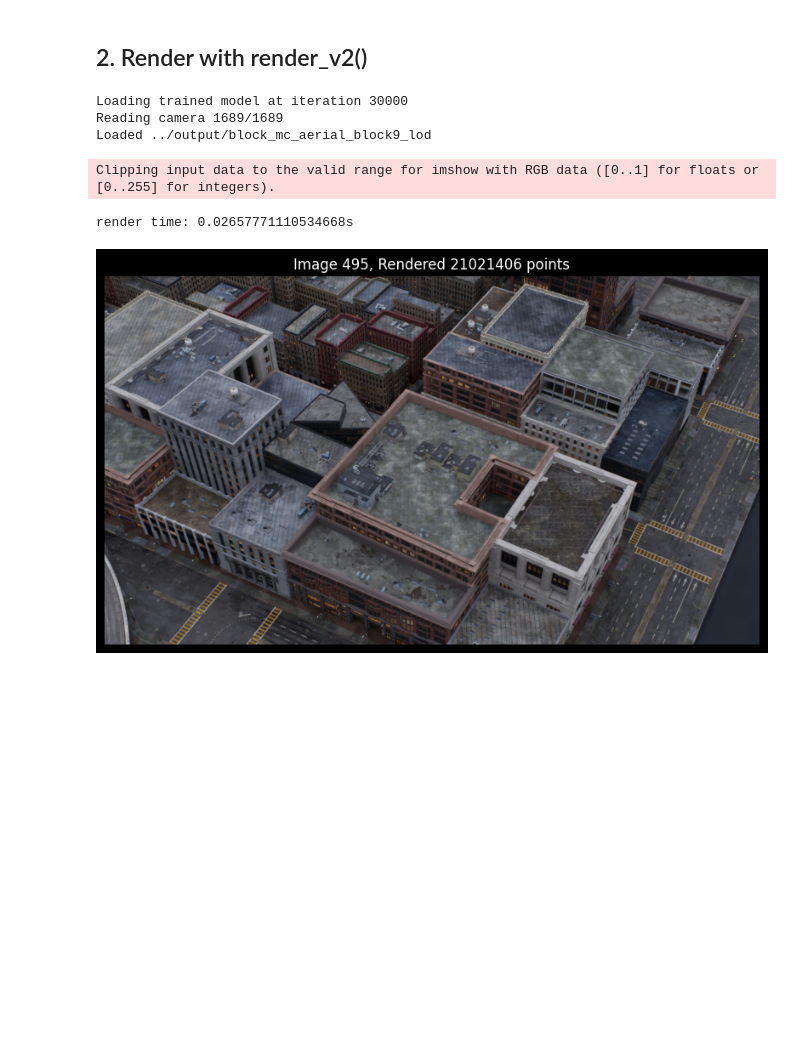
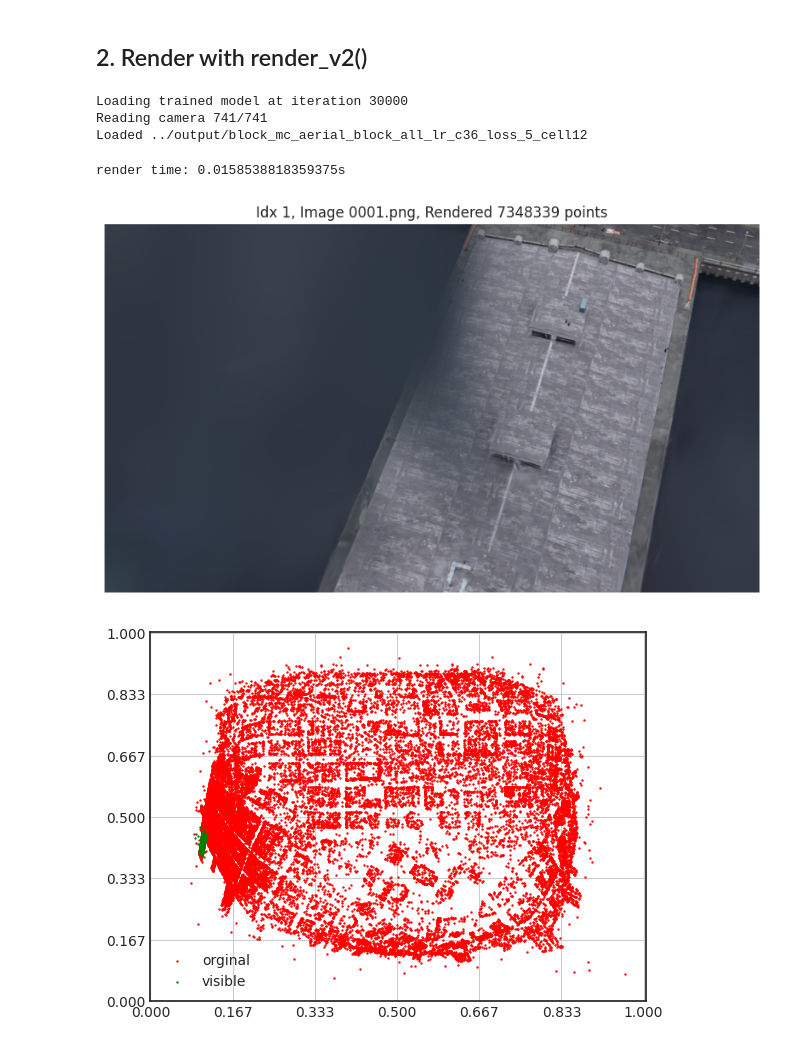
Before and after one commit to DekuLiuTesla/CityGaussian, a Jupyter notebook: notebooks/vis_gaussian.ipynb, the cells around one changed output. Drawn from its saved outputs; the diff is of its cells as text; code cells hidden in the pictures; blank space fills up the shorter version.

```diff
--- a/notebooks/vis_gaussian.ipynb
+++ b/notebooks/vis_gaussian.ipynb
@@ -130,7 +135,7 @@ from scene.datasets import GSDataset
 from scene import LargeScene
 from gaussian_renderer import render_v2
 # %%
-config = '../config/block_mc_aerial_block9_lod.yaml'
+config = '../config/block_mc_aerial_block_all_lr_c36_loss_5.yaml'
 iteration = 30_000
 
 with open(config) as f:
@@ -138,9 +143,13 @@ with open(config) as f:
     lp, op, pp = parse_cfg(cfg)
     setattr(lp, 'config_path', config)
 config_name = os.path.splitext(os.path.basename(config))[0]
-lp.source_path = os.path.join("../", lp.source_path)
-lp.model_path = os.path.join("../output/", config_name)
+# lp.source_path = os.path.join("../", lp.source_path)
+# lp.model_path = os.path.join("../output/", config_name)
 # lp.pretrain_path = os.path.join("../", lp.pretrain_path)
+
+# lp.block_id = 16
+lp.source_path = os.path.join("../", "data/matrix_city/aerial/test/block_all_test")
+lp.model_path = os.path.join("../output/", "block_mc_aerial_block_all_lr_c36_loss_5_cell12")
 
 with torch.no_grad():
     gaussians = GaussianModel(lp.sh_degree)
@@ -150,33 +159,64 @@ with torch.no_grad():
     print(f'Loaded {lp.model_path}\n')
 # %% [output]
 Loading trained model at iteration 30000
-Reading camera 1689/1689
-Loaded ../output/block_mc_aerial_block9_lod
+Reading camera 741/741
+Loaded ../output/block_mc_aerial_block_all_lr_c36_loss_5_cell12
+# %%
+xy_range = [-3.5, -4, 4.5, 2]
+block_dim = [6, 6, 1]
+
+with torch.no_grad():
+    xyz_org = gaussians.get_xyz
+    aabb = torch.tensor([xy_range[0], xy_range[1], xyz_org[:, -1].min(),
+                        xy_range[2], xy_range[3], xyz_org[:, -1].max()], device='cuda')
+    xyz = contract_to_unisphere(xyz_org, aabb, ord=torch.inf)
 # %%
 with torch.no_grad():
+    # range free for block 9
+    # interplay: 1517, 1114, 1538, 884, 849, 1535, 1532, 1264, 106, 99, 55
+    # low quality: 1148, 916, 1560, 907
+
+    # range free for block all
+    # interplay:
+    # low quality: 101
     idx = random.randint(0, len(gs_dataset)-1)
-    # idx = 35
+    idx = 1
 
     bg_color = [1,1,1] if lp.white_background else [0, 0, 0]
     background = torch.tensor(bg_color, dtype=torch.float32, device="cuda")
 
     cam_info, gt_image = gs_dataset[idx]
+    image_name = os.path.split(gs_dataset.cameras[idx].image_path)[1]
     start = time.time()
     render_pkg = render_v2(cam_info, gaussians, pp, background)
     end = time.time()
     print("render time: {}s".format(end-start))
     image = render_pkg["render"]
 
-    gt_image = gt_image.cuda()
     image = image.cpu().numpy().transpose(1,2,0)
 
+    # show render results
     plt.figure(figsize=(8, 8))
     plt.imshow(image)
-    plt.title(f"Image {idx}, Rendered {render_pkg['radii'].shape[0]} points")
+    plt.title(f"Idx {idx}, Image {image_name}, Rendered {render_pkg['radii'].shape[0]} points")
     plt.axis(False)
     plt.tight_layout()
     plt.show()
+
+    # show visible points
+    plt.figure()
+    plt.style.use('seaborn-white')
+    visibility_filter = render_pkg["visibility_filter"].cpu().numpy()
+    plt.scatter(xyz[::200, 0].detach().cpu(), xyz[::200, 1].detach().cpu(), s=0.5, c='r', label='orginal')
+    plt.scatter(xyz[visibility_filter][::200, 0].detach().cpu(), xyz[visibility_filter][::200, 1].detach().cpu(), s=0.5, c='g', label='visible')
+    # plt.xlim(-11, 11)
+    # plt.ylim(-8, 7)
+    plt.xticks(np.linspace(0,1,block_dim[0]+1,endpoint=True))
+    plt.yticks(np.linspace(0,1,block_dim[1]+1,endpoint=True))
+    plt.legend()
+    plt.grid(True)
+    plt.show()
 # %% [output]
-Clipping input data to the valid range for imshow with RGB data ([0..1] for floats or [0..255] for integers).
+render time: 0.0158538818359375s
-render time: 0.02657771110534668s
-[figure, old version]
+[figure, new version]
+[figure, added]
```
Also changed, not shown: parts of 7 cells of this notebook, 6 other files.
